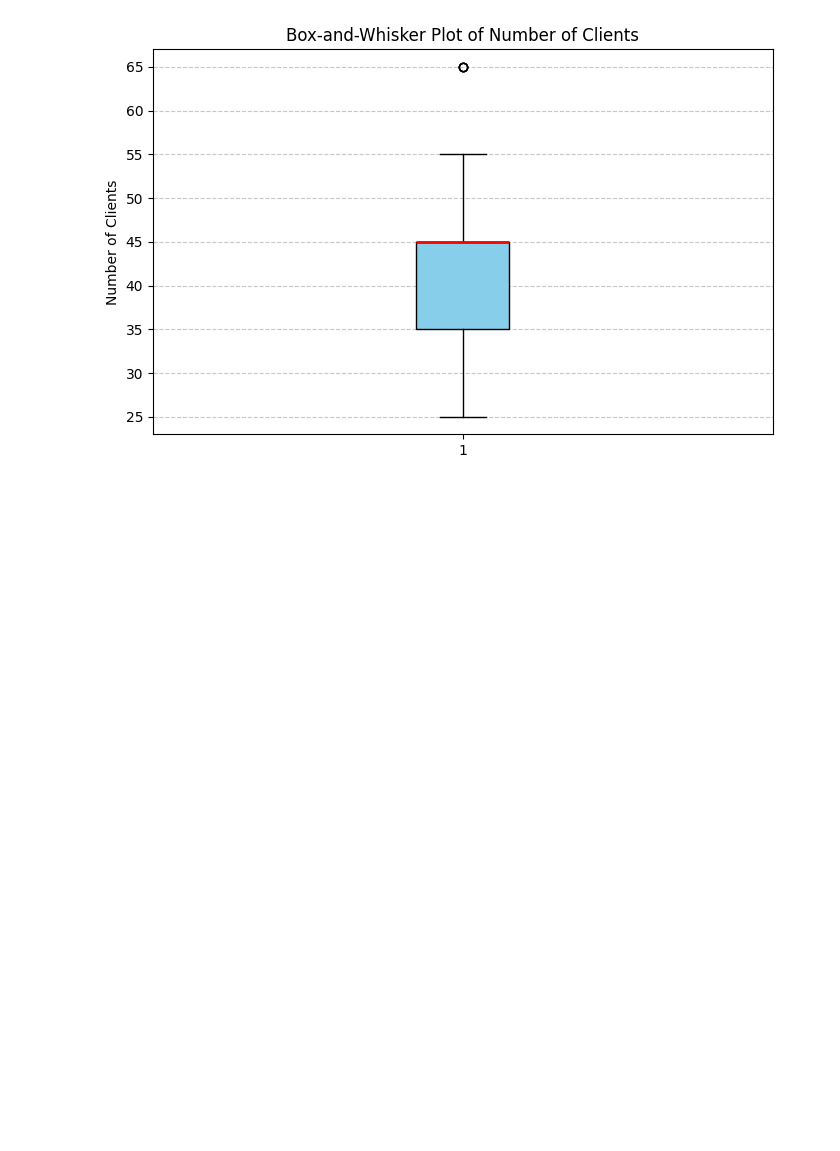
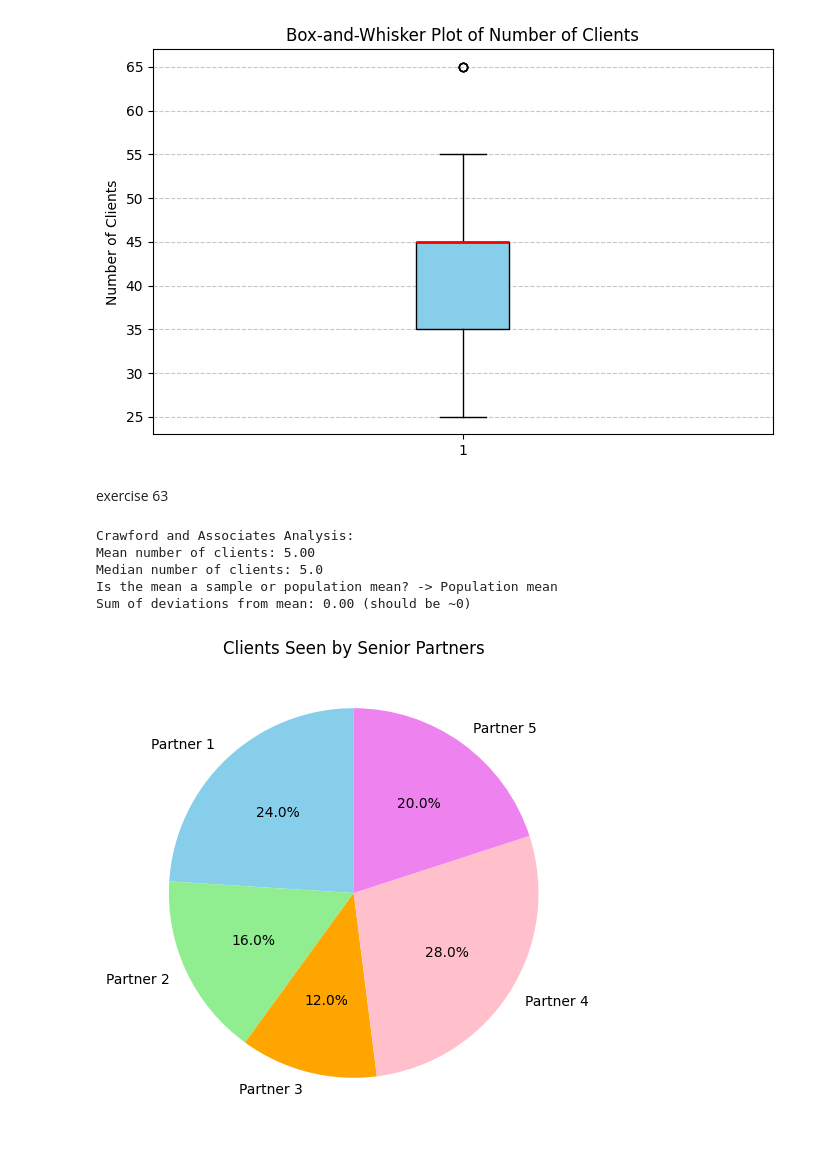
Before and after one commit to shovo896/Statictics-assignment, a Jupyter notebook: assignment.ipynb, the cells around one changed output. Cells and saved outputs as stored; diff of their text form; code cells hidden in the pictures; blank space fills up the shorter version.

```diff
--- a/assignment.ipynb
+++ b/assignment.ipynb
@@ -559,3 +559,38 @@ IRS Client Data Analysis:
 Estimated Mean: 44.80
 Estimated Standard Deviation: 9.37
 [figure]
+# %% [markdown]
+exercise 63
+# %%
+import numpy as np
+import matplotlib.pyplot as plt
+
+
+clients = np.array([6, 4, 3, 7, 5])
+
+
+mean_clients = np.mean(clients)
+median_clients = np.median(clients)
+
+deviations = clients - mean_clients
+sum_deviation = np.sum(deviations)
+
+print("Crawford and Associates Analysis:")
+print(f"Mean number of clients: {mean_clients:.2f}")
+print(f"Median number of clients: {median_clients}")
+print("Is the mean a sample or population mean? -> Population mean")
+print(f"Sum of deviations from mean: {sum_deviation:.2f} (should be ~0)")
+
+labels = [f"Partner {i+1}" for i in range(len(clients))]
+plt.figure(figsize=(6,6))
+plt.pie(clients, labels=labels, autopct='%1.1f%%', startangle=90,
+        colors=['skyblue','lightgreen','orange','pink','violet'])
+plt.title("Clients Seen by Senior Partners")
+plt.show()
+# %% [output]
+Crawford and Associates Analysis:
+Mean number of clients: 5.00
+Median number of clients: 5.0
+Is the mean a sample or population mean? -> Population mean
+Sum of deviations from mean: 0.00 (should be ~0)
+[figure, added]
```
